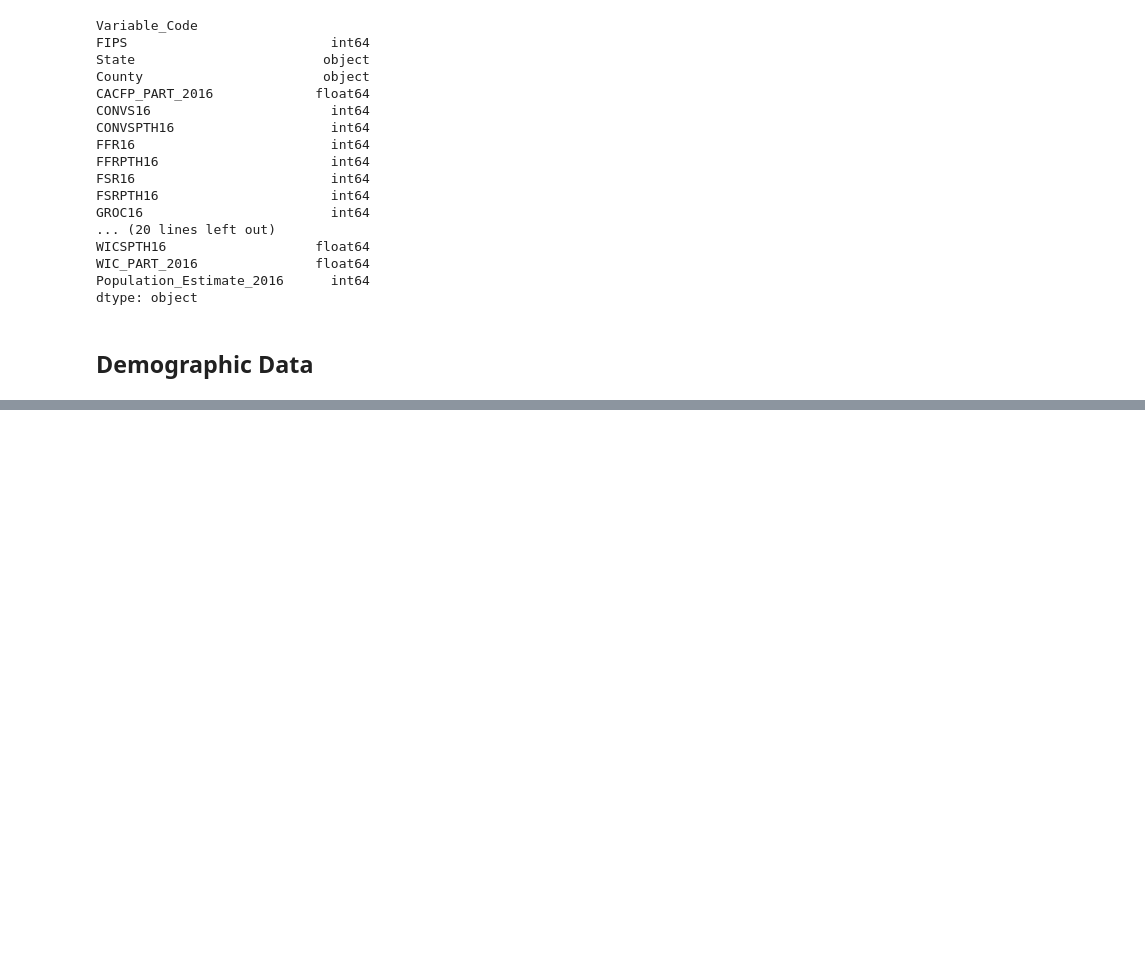
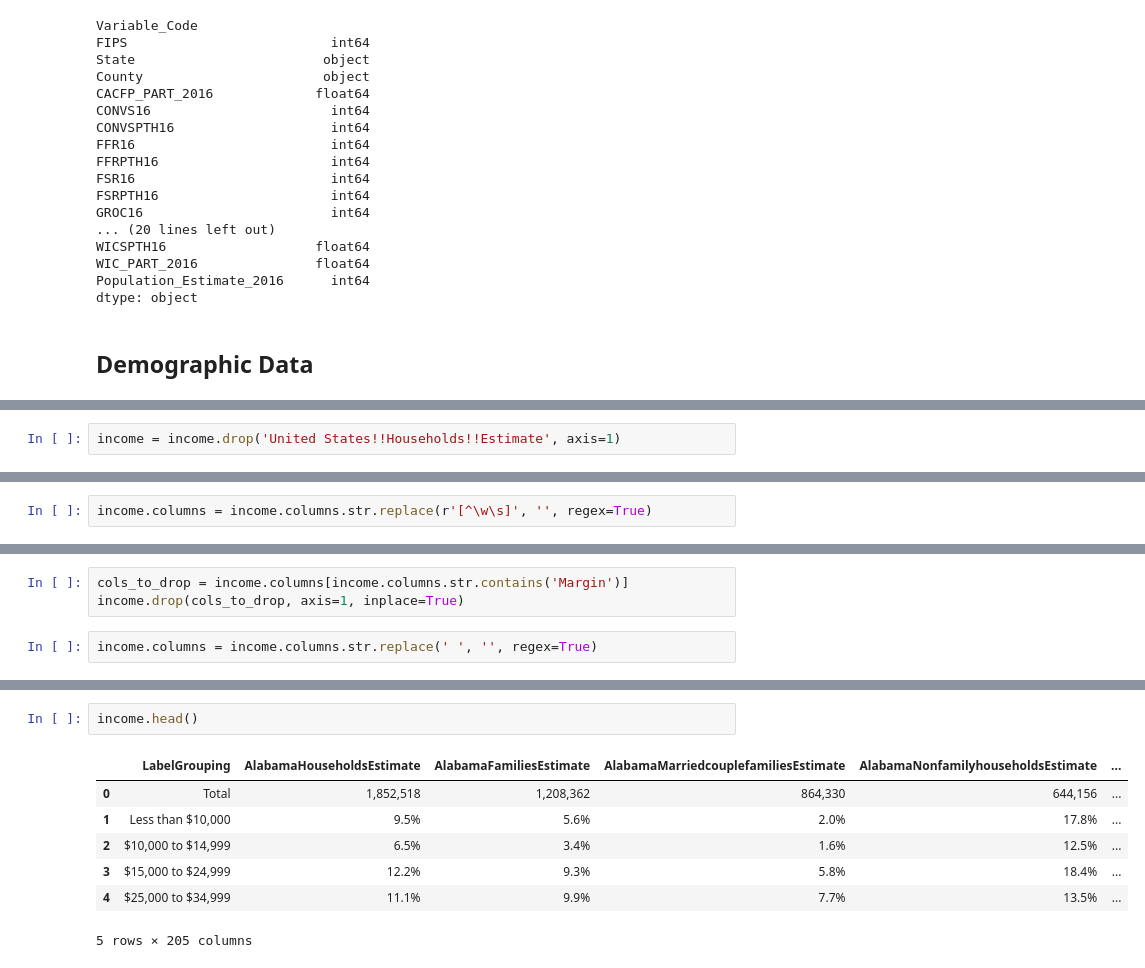
Before and after one commit to gabbycjames/DataScience_Capstone, a Jupyter notebook: DataWrangling2.ipynb, the cells around one changed output, grey strips where cells are left out. Drawn from its saved outputs; the diff is of its cells as text; blank space fills up the shorter version.

```diff
--- a/DataWrangling2.ipynb
+++ b/DataWrangling2.ipynb
@@ -694,0 +786,2 @@ data_state_county = pd.read_csv(file_food_atlas)
+# %%
+income = income.drop('United States!!Households!!Estimate', axis=1)
@@ -694,0 +790,2 @@ data_state_county = pd.read_csv(file_food_atlas)
+# %%
+income.columns = income.columns.str.replace(r'[^\w\s]', '', regex=True)
@@ -694,0 +813,5 @@ data_state_county = pd.read_csv(file_food_atlas)
+# %%
+cols_to_drop = income.columns[income.columns.str.contains('Margin')]
+income.drop(cols_to_drop, axis=1, inplace=True)
+# %%
+income.columns = income.columns.str.replace(' ', '', regex=True)
@@ -694,0 +850,10 @@ data_state_county = pd.read_csv(file_food_atlas)
+# %%
+income.head()
+# %% [output]
+|  | LabelGrouping | AlabamaHouseholdsEstimate | AlabamaFamiliesEstimate | AlabamaMarriedcouplefamiliesEstimate | AlabamaNonfamilyhouseholdsEstimate | ... |
+| 0 | Total | 1,852,518 | 1,208,362 | 864,330 | 644,156 | ... |
+| 1 | Less than $10,000 | 9.5% | 5.6% | 2.0% | 17.8% | ... |
+| 2 | $10,000 to $14,999 | 6.5% | 3.4% | 1.6% | 12.5% | ... |
+| 3 | $15,000 to $24,999 | 12.2% | 9.3% | 5.8% | 18.4% | ... |
+| 4 | $25,000 to $34,999 | 11.1% | 9.9% | 7.7% | 13.5% | ... |
+5 rows × 205 columns
```
Also changed, not shown: parts of 23 cells of this notebook.
